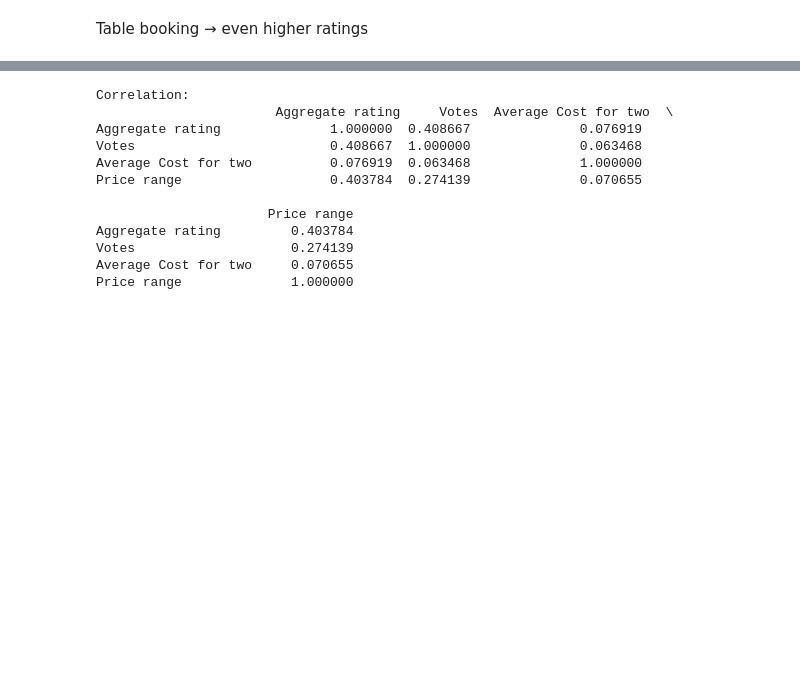
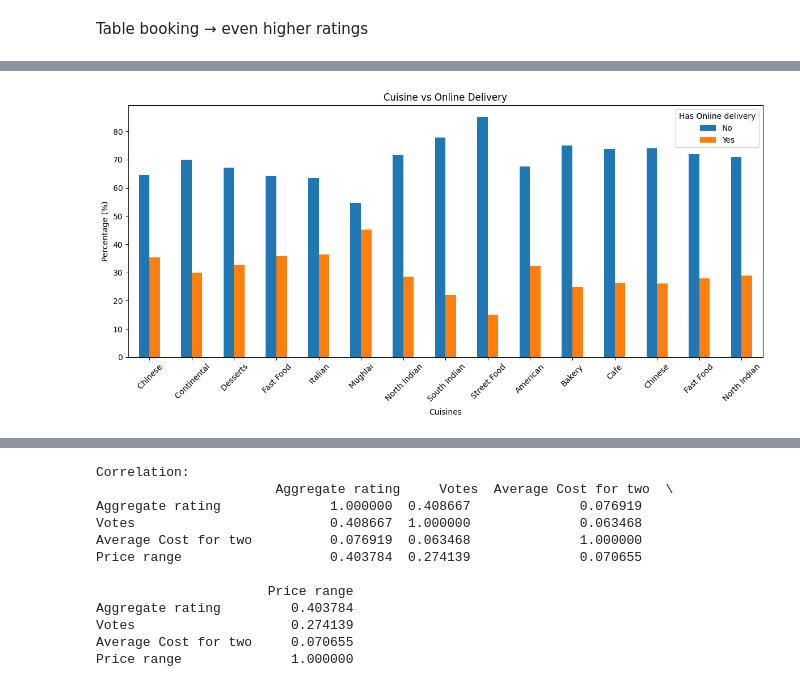
Before and after one commit to ananyaghorpade29/zomato_eda, a Jupyter notebook: notebook/zomato_eda.ipynb, the cells around one changed output, grey strips where cells are left out. Saved outputs shown, nothing was run; the diff lists cells and outputs as text; code cells hidden in the pictures; blank space fills up the shorter version.

```diff
--- a/notebook/zomato_eda.ipynb
+++ b/notebook/zomato_eda.ipynb
@@ -449,0 +597,11 @@ Highly Rated Outliers: While the Philippines has one of the lowest  restaurant c
+# %%
+top15 = data_cuisine["Cuisines"].value_counts().head(15).index
+
+delivery = (
+    data_cuisine[data_cuisine["Cuisines"].isin(top15)]
+    .groupby(["Cuisines", "Has Online delivery"])
+    .size()
+    .unstack(fill_value=0)
+    .apply(lambda x: x/x.sum()*100, axis=1)
+)
+print(f"Online Delivery Percentage by Cuisine: \n", delivery)
@@ -449,0 +627,11 @@ Highly Rated Outliers: While the Philippines has one of the lowest  restaurant c
+# %%
+delivery.plot(kind="bar", figsize=(12,6))
+
+plt.title("Cuisine vs Online Delivery")
+plt.xlabel("Cuisines")
+plt.ylabel("Percentage (%)")
+plt.xticks(rotation=45)
+plt.tight_layout()
+plt.show()
+# %% [output]
+[figure, added]
```
Also changed, not shown: parts of 66 cells of this notebook.
